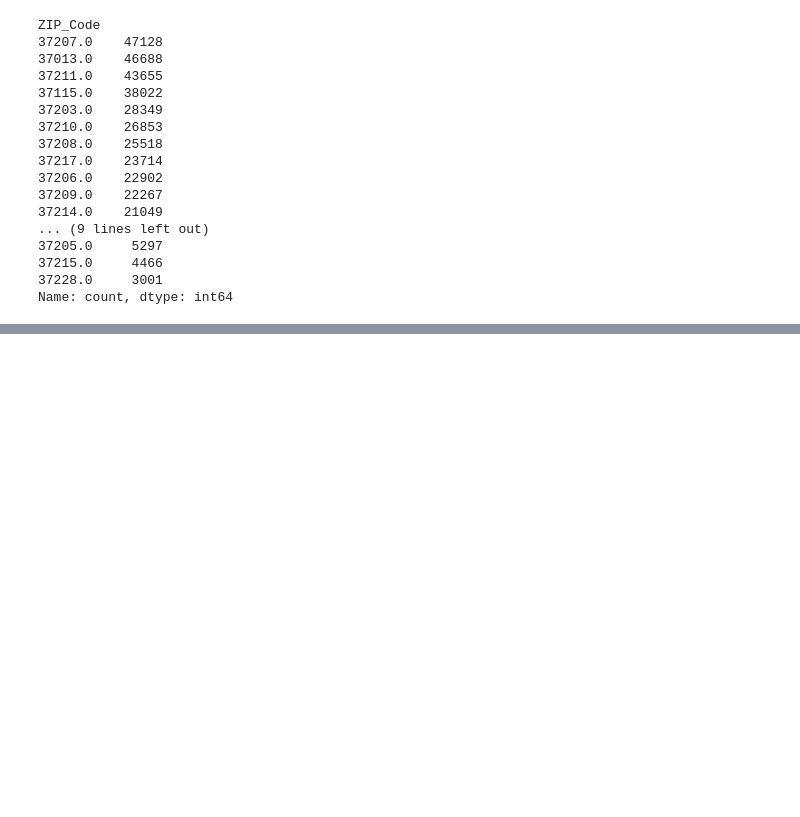
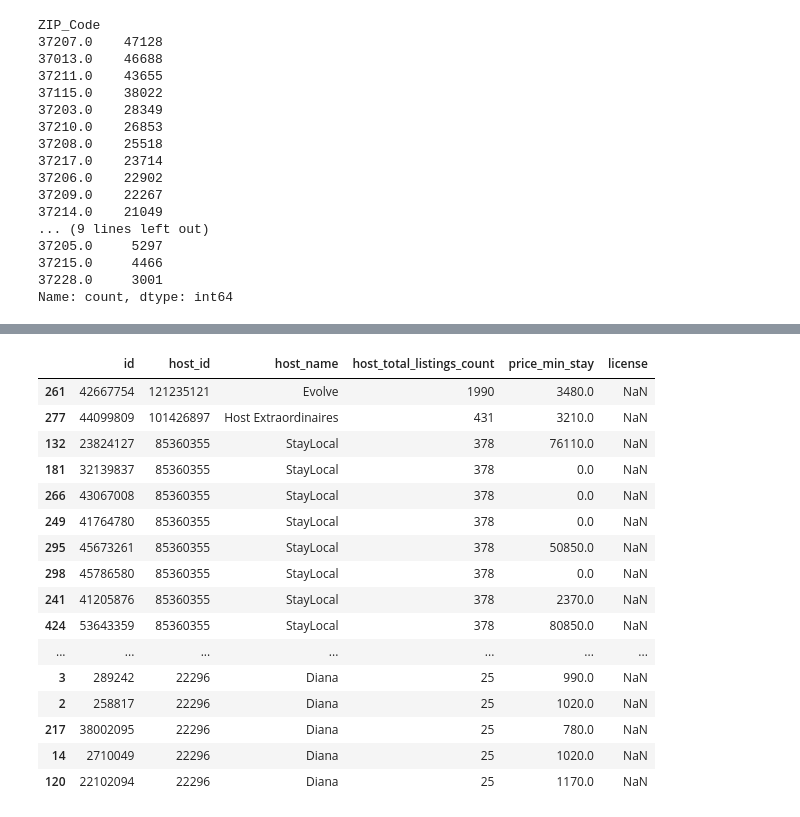
Before and after one commit to jacobvogs/Airbnb-Listings-in-Nash, a Jupyter notebook: notebook/capstone.ipynb, the cells around one changed output, grey strips where cells are left out. Cells and saved outputs as stored; diff of their text form; code cells hidden in the pictures; blank space fills up the shorter version.

```diff
--- a/notebook/capstone.ipynb
+++ b/notebook/capstone.ipynb
@@ -459,0 +487,20 @@ Name: count, dtype: int64
+# %%
+hosts.sort_values(by='host_total_listings_count',ascending=False).dropna(subset='price_min_stay').head(50)
+# %% [output]
+|  | id | host_id | host_name | host_total_listings_count | price_min_stay | license |
+| 261 | 42667754 | 121235121 | Evolve | 1990 | 3480.0 | NaN |
+| 277 | 44099809 | 101426897 | Host Extraordinaires | 431 | 3210.0 | NaN |
+| 132 | 23824127 | 85360355 | StayLocal | 378 | 76110.0 | NaN |
+| 181 | 32139837 | 85360355 | StayLocal | 378 | 0.0 | NaN |
+| 266 | 43067008 | 85360355 | StayLocal | 378 | 0.0 | NaN |
+| 249 | 41764780 | 85360355 | StayLocal | 378 | 0.0 | NaN |
+| 295 | 45673261 | 85360355 | StayLocal | 378 | 50850.0 | NaN |
+| 298 | 45786580 | 85360355 | StayLocal | 378 | 0.0 | NaN |
+| 241 | 41205876 | 85360355 | StayLocal | 378 | 2370.0 | NaN |
+| 424 | 53643359 | 85360355 | StayLocal | 378 | 80850.0 | NaN |
+| ... | ... | ... | ... | ... | ... | ... |
+| 3 | 289242 | 22296 | Diana | 25 | 990.0 | NaN |
+| 2 | 258817 | 22296 | Diana | 25 | 1020.0 | NaN |
+| 217 | 38002095 | 22296 | Diana | 25 | 780.0 | NaN |
+| 14 | 2710049 | 22296 | Diana | 25 | 1020.0 | NaN |
+| 120 | 22102094 | 22296 | Diana | 25 | 1170.0 | NaN |
```
Also changed, not shown: parts of 21 cells of this notebook.
